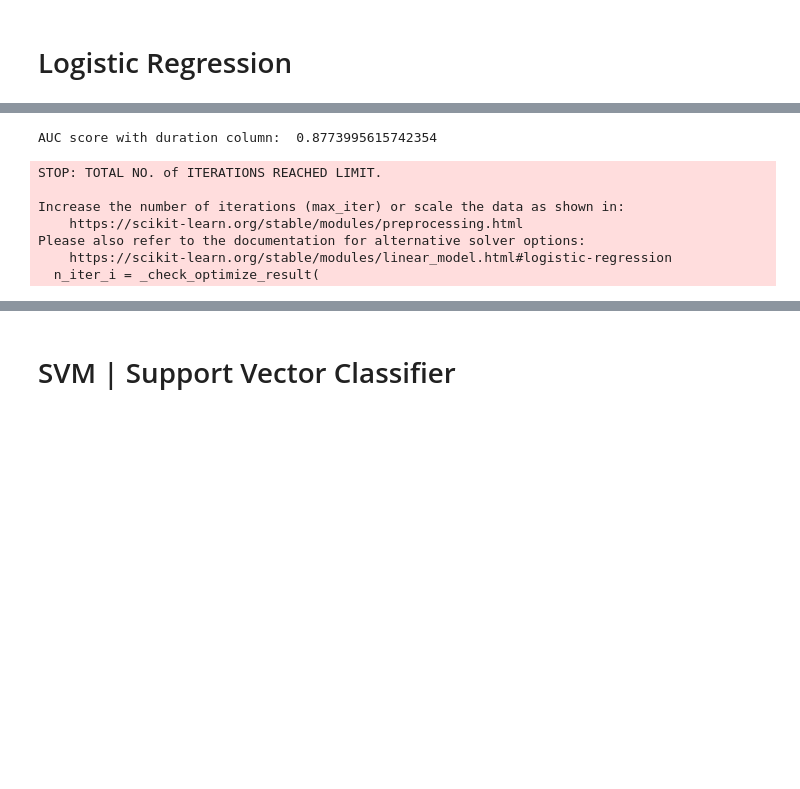
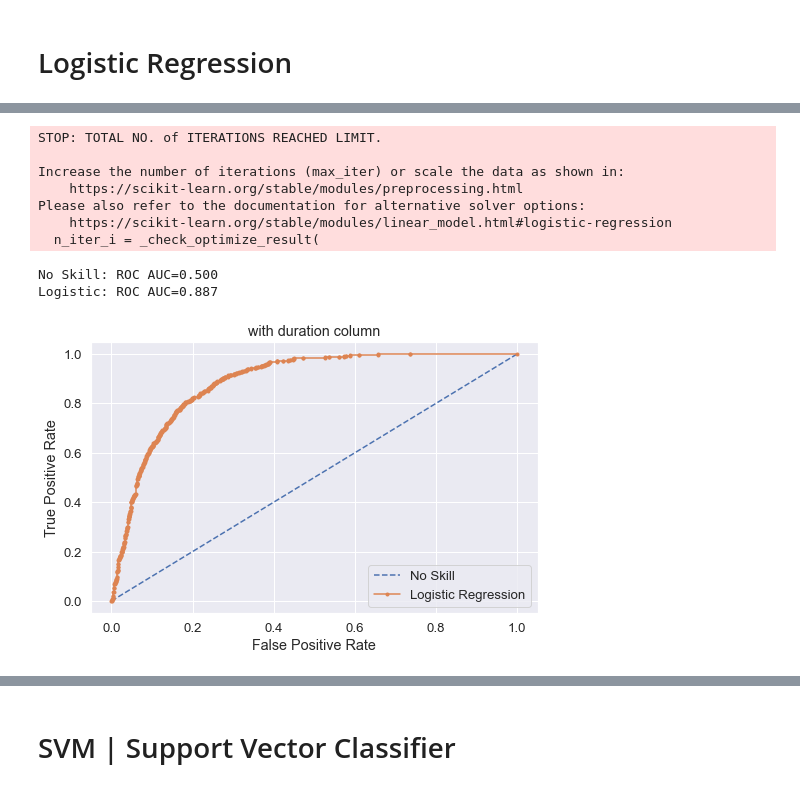
Before and after one commit to aylinaydincs/CS454_Project, a Jupyter notebook: DataPreprocess_OneHotEncoding.ipynb, the cells around one changed output, grey strips where cells are left out. Saved outputs shown, nothing was run; the diff lists cells and outputs as text; code cells hidden in the pictures; blank space fills up the shorter version.

Commit message:
logistic regression added

```diff
--- a/DataPreprocess_OneHotEncoding.ipynb
+++ b/DataPreprocess_OneHotEncoding.ipynb
@@ -53,6 +57,24 @@ def corr_matrix():
     _ = sns.heatmap(corr, cmap="Blues", square=True, ax=ax, annot=True, linewidth=0.1)
     plt.title("Correlation of Features", y=1.05, size=15)
     plt.show()
+
+#plots roc curve
+def plot_roc(y_test, y_pred):
+    no_skill = [0 for _ in range(len(y_test))]
+    #y_pred = y_pred[:, 1]
+    ns_auc = roc_auc_score(y_test, no_skill)
+    lr_auc = roc_auc_score(y_test, y_pred)
+    print('No Skill: ROC AUC=%.3f' % (ns_auc))
+    print('Logistic: ROC AUC=%.3f' % (lr_auc))
+    ns_fpr, ns_tpr, _ = roc_curve(y_test, no_skill)
+    lr_fpr, lr_tpr, _ = roc_curve(y_test, y_pred)
+    plt.plot(ns_fpr, ns_tpr, linestyle='--', label='No Skill')
+    plt.plot(lr_fpr, lr_tpr, marker='.', label='Logistic Regression')
+    plt.title('with duration column')
+    plt.xlabel('False Positive Rate')
+    plt.ylabel('True Positive Rate')
+    plt.legend()
+    plt.show()
 # %% [markdown]
 # Exploratory Data Analysis
 # %%
@@ -187,14 +254,17 @@ Shape of test:  (2000, 55)
 model = LogisticRegression(class_weight='balanced')
 model.fit(X_train, y_train)
 y_pred = model.predict_proba(X_test)
-
-print("AUC score with duration column: ", roc_auc_score(y_test, y_pred[:,1]))
 # %% [output]
-AUC score with duration column:  0.8773995615742354
+STOP: TOTAL NO. of ITERATIONS REACHED LIMIT.
+
+Increase the number of iterations (max_iter) or scale the data as shown in:
+    https://scikit-learn.org/stable/modules/preprocessing.html
+Please also refer to the documentation for alternative solver options:
+    https://scikit-learn.org/stable/modules/linear_model.html#logistic-regression
+  n_iter_i = _check_optimize_result(
-STOP: TOTAL NO. of ITERATIONS REACHED LIMIT.
-
-Increase the number of iterations (max_iter) or scale the data as shown in:
-    https://scikit-learn.org/stable/modules/preprocessing.html
-Please also refer to the documentation for alternative solver options:
-    https://scikit-learn.org/stable/modules/linear_model.html#logistic-regression
-  n_iter_i = _check_optimize_result(
+# %%
+plot_roc(y_test, y_pred)
+# %% [output]
+No Skill: ROC AUC=0.500
+Logistic: ROC AUC=0.887
+[figure, added]
```
Also changed, not shown: parts of 32 cells of this notebook.
